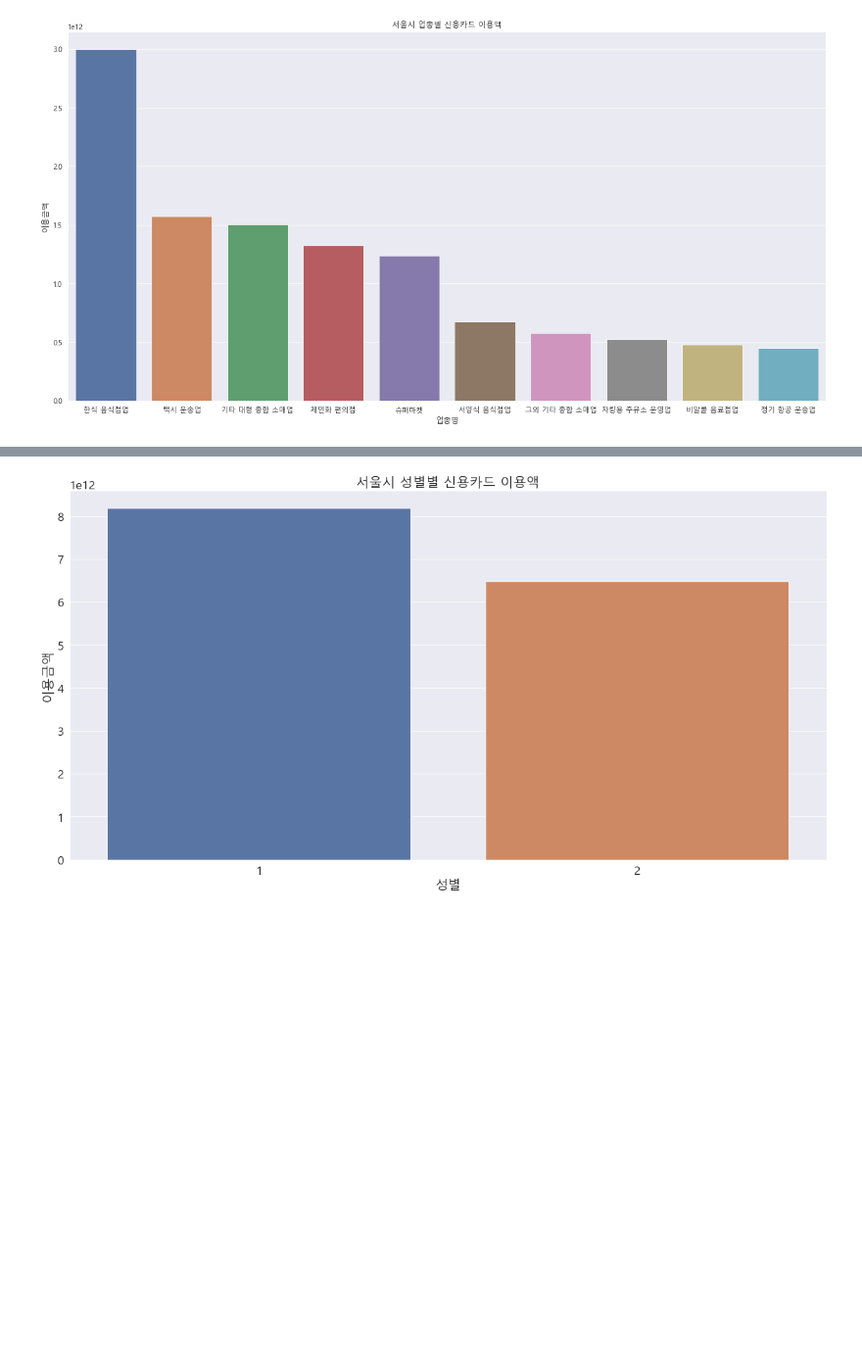
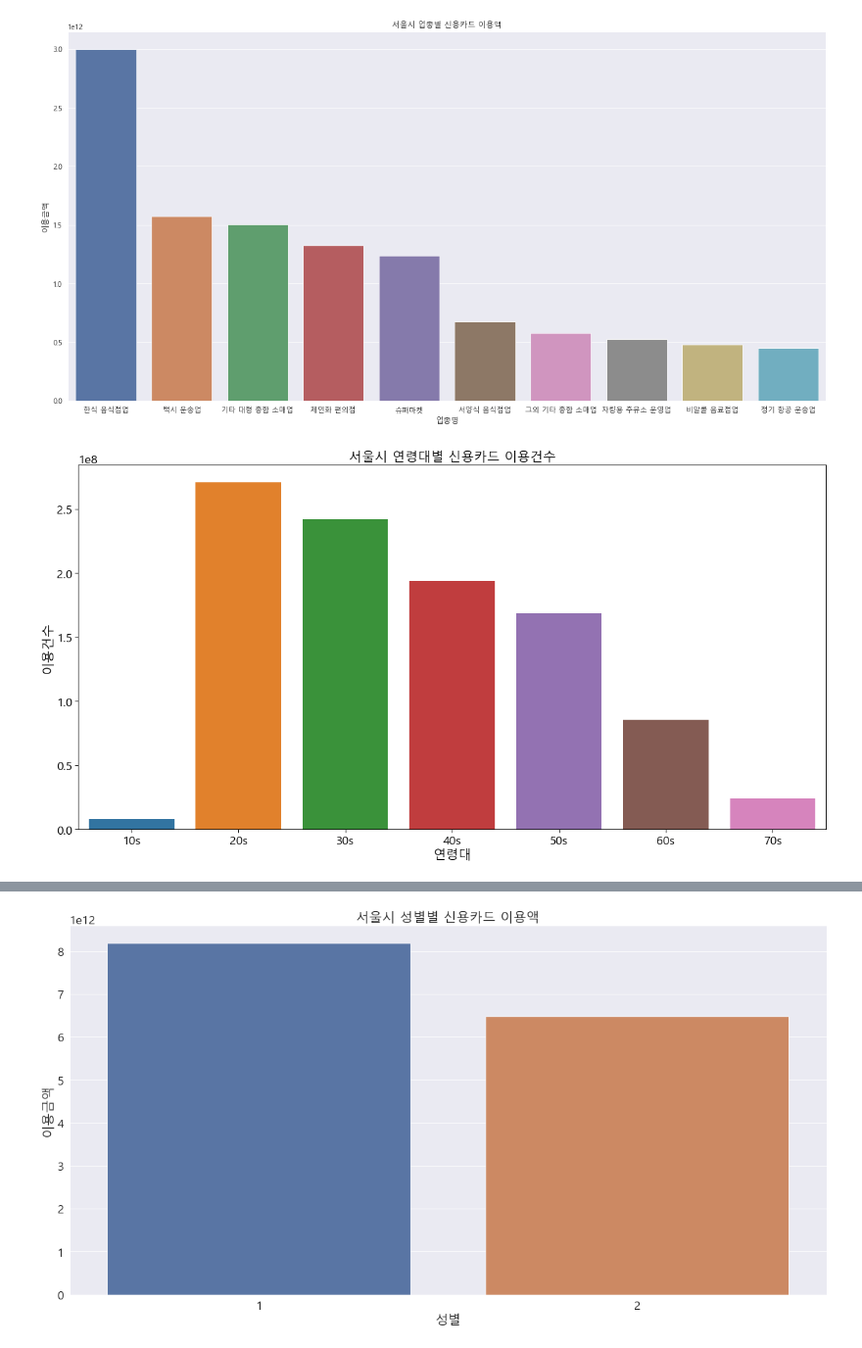
Before and after one commit to kkh9198/PROJECT_2, a Jupyter notebook: SEOUL_EDA,linear.ipynb, the cells around one changed output, grey strips where cells are left out. Shown at 98% size. Cells and saved outputs as stored; diff of their text form; code cells hidden in the pictures; blank space fills up the shorter version.

```diff
--- a/SEOUL_EDA,linear.ipynb
+++ b/SEOUL_EDA,linear.ipynb
@@ -247,6 +300,18 @@ plt.title('서울시 업종별 신용카드 이용액')
 sns.set_context("paper", font_scale=1.2)
 # %% [output]
 [figure]
+# %%
+var='연령대'
+
+data=pd.concat([df_1['이용건수'],df_1[var]],axis=1)
+data=data.groupby(var).sum()
+data=data.reset_index().head(10)
+f, ax= plt.subplots(figsize=(20,10))
+fig= sns.barplot(x=var, y='이용건수',data=data,ci=None)
+plt.title('서울시 연령대별 신용카드 이용건수')
+sns.set_context("paper", font_scale=2)
+# %% [output]
+[figure, added]
 # %%
 var='연령대'
 
```
Also changed, not shown: parts of 17 cells of this notebook.
